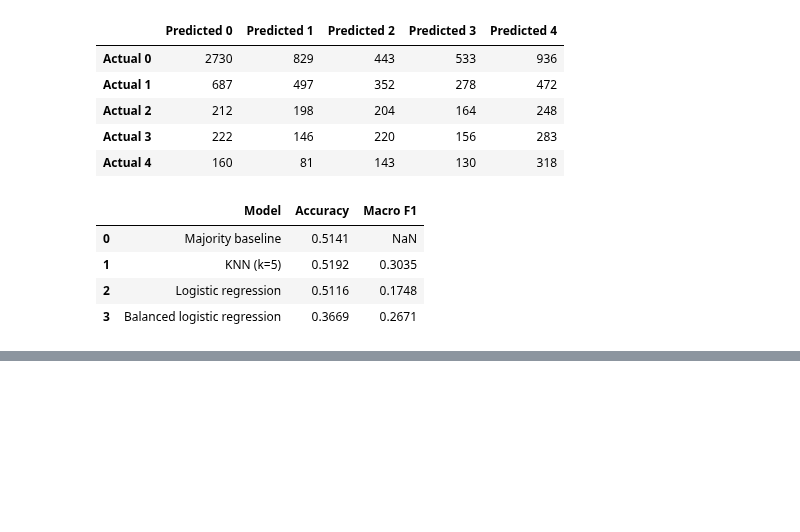
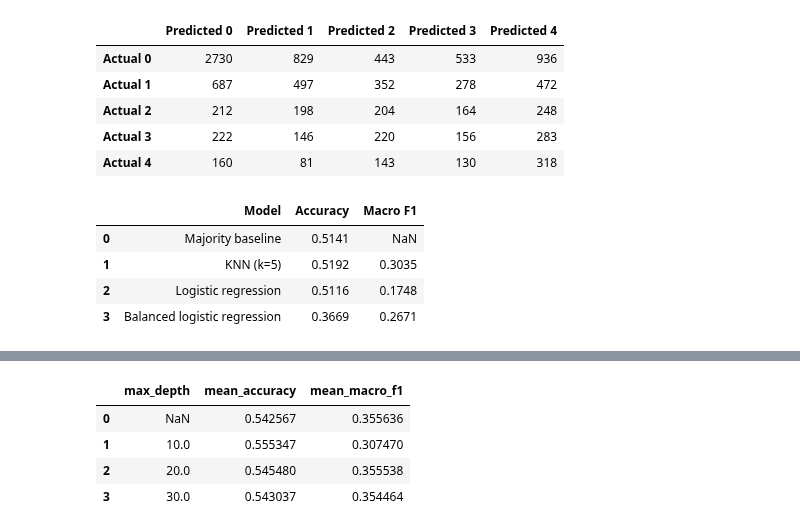
Before and after one commit to Kyle4646/CSE4820_Final_Project, a Jupyter notebook: multiclass_analysis.ipynb, the cells around one changed output, grey strips where cells are left out. Drawn from its saved outputs; the diff is of its cells as text; code cells hidden in the pictures; blank space fills up the shorter version.

```diff
--- a/multiclass_analysis.ipynb
+++ b/multiclass_analysis.ipynb
@@ -692,0 +809,49 @@ display(model_comparison.round(4))
+# %%
+depth_values = [None, 10, 20, 30]
+
+rf_depth_results = []
+
+for depth in depth_values:
+    pipeline = Pipeline(
+        steps=[
+            ("preprocessor", preprocessor),
+            (
+                "classifier",
+                RandomForestClassifier(
+                    n_estimators=300,
+                    max_depth=depth,
+                    random_state=42,
+                    n_jobs=-1,
+                ),
+            ),
+        ]
+    )
+
+    scores = cross_validate(
+        pipeline,
+        X,
+        y,
+        cv=cv,
+        scoring={
+            "accuracy": "accuracy",
+            "macro_f1": "f1_macro",
+        },
+    )
+
+    rf_depth_results.append(
+        {
+            "max_depth": depth,
+            "mean_accuracy": scores["test_accuracy"].mean(),
+            "mean_macro_f1": scores["test_macro_f1"].mean(),
+        }
+    )
+
+rf_depth_results_df = pd.DataFrame(rf_depth_results)
+
+display(rf_depth_results_df)
+# %% [output]
+|  | max_depth | mean_accuracy | mean_macro_f1 |
+| 0 | NaN | 0.542567 | 0.355636 |
+| 1 | 10.0 | 0.555347 | 0.307470 |
+| 2 | 20.0 | 0.545480 | 0.355538 |
+| 3 | 30.0 | 0.543037 | 0.354464 |
```
Also changed, not shown: parts of 5 cells of this notebook.
